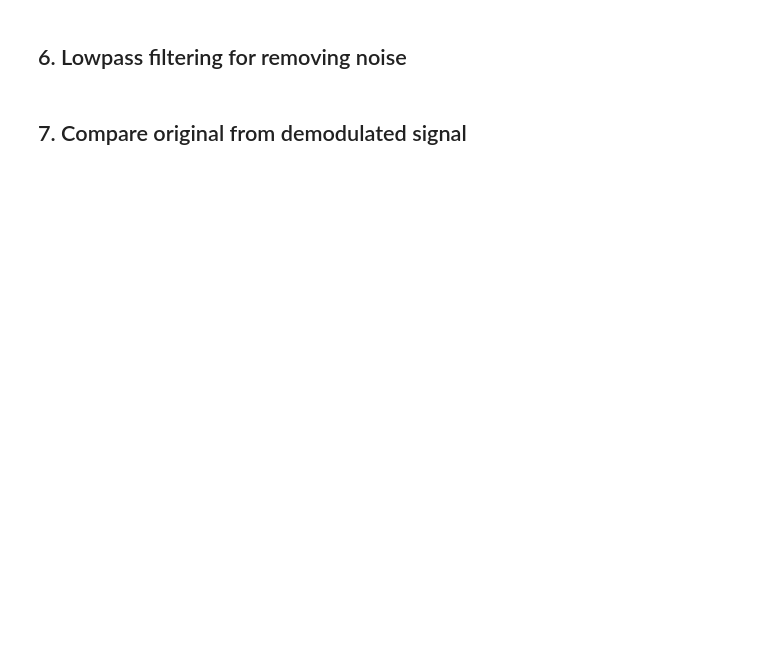
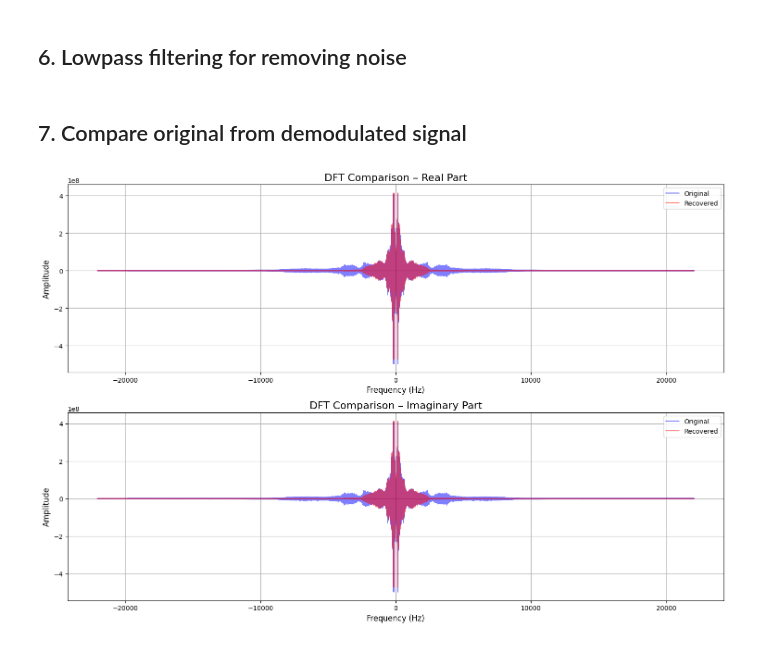
Before and after one commit to KireBoshkovski/Digital-Radio, a Jupyter notebook: sample.ipynb, the cells around one changed output. Cells and saved outputs as stored; diff of their text form; code cells hidden in the pictures; blank space fills up the shorter version.

```diff
--- a/sample.ipynb
+++ b/sample.ipynb
@@ -187 +252,5 @@ recovered2 /= np.max(np.abs(recovered2))
 ## 7. Compare original from demodulated signal
+# %%
+compare_dft(data1, recovered1)
+# %% [output]
+[figure, added]
```
Also changed, not shown: parts of 14 cells of this notebook, 1 other file.
